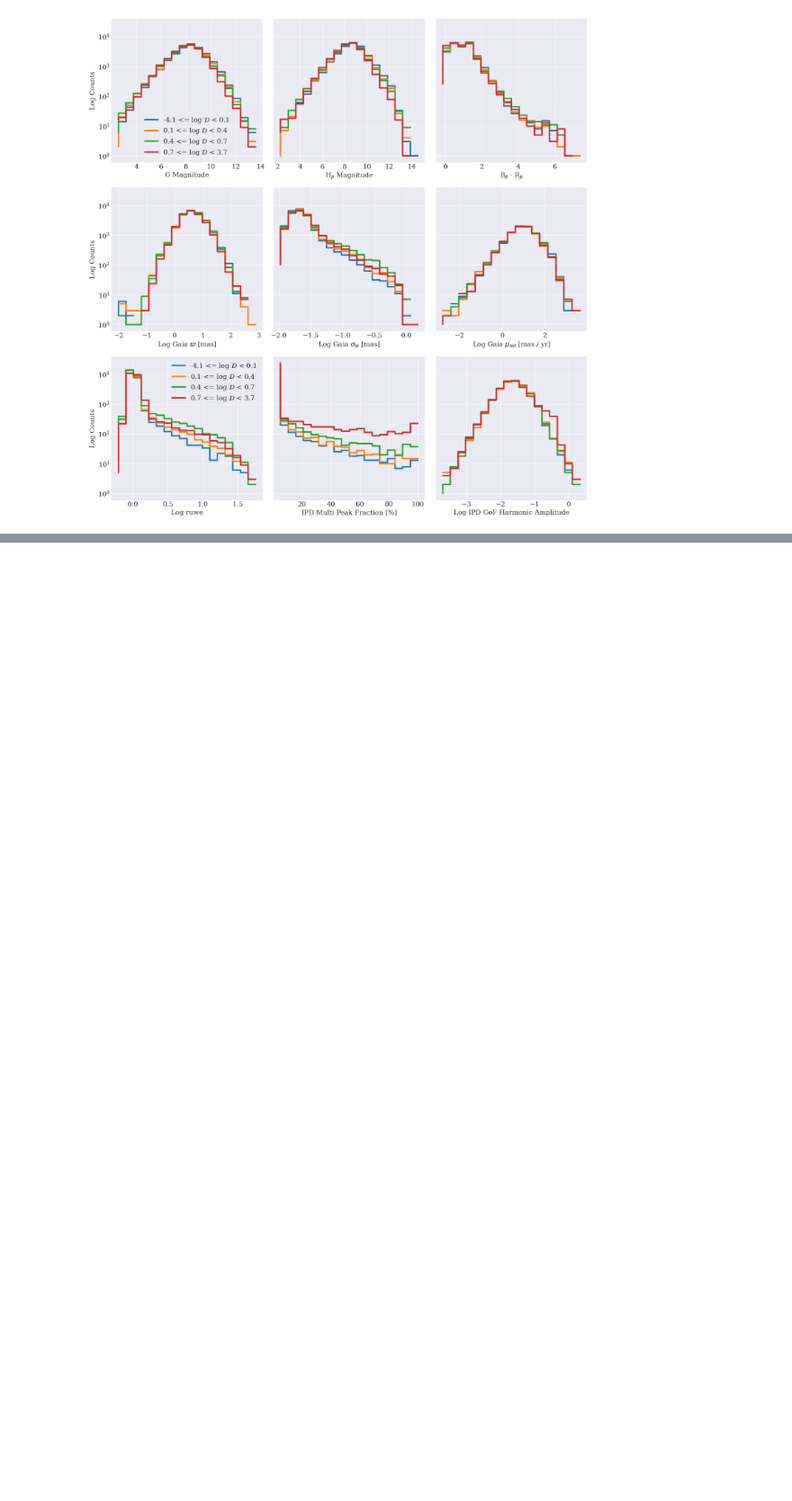
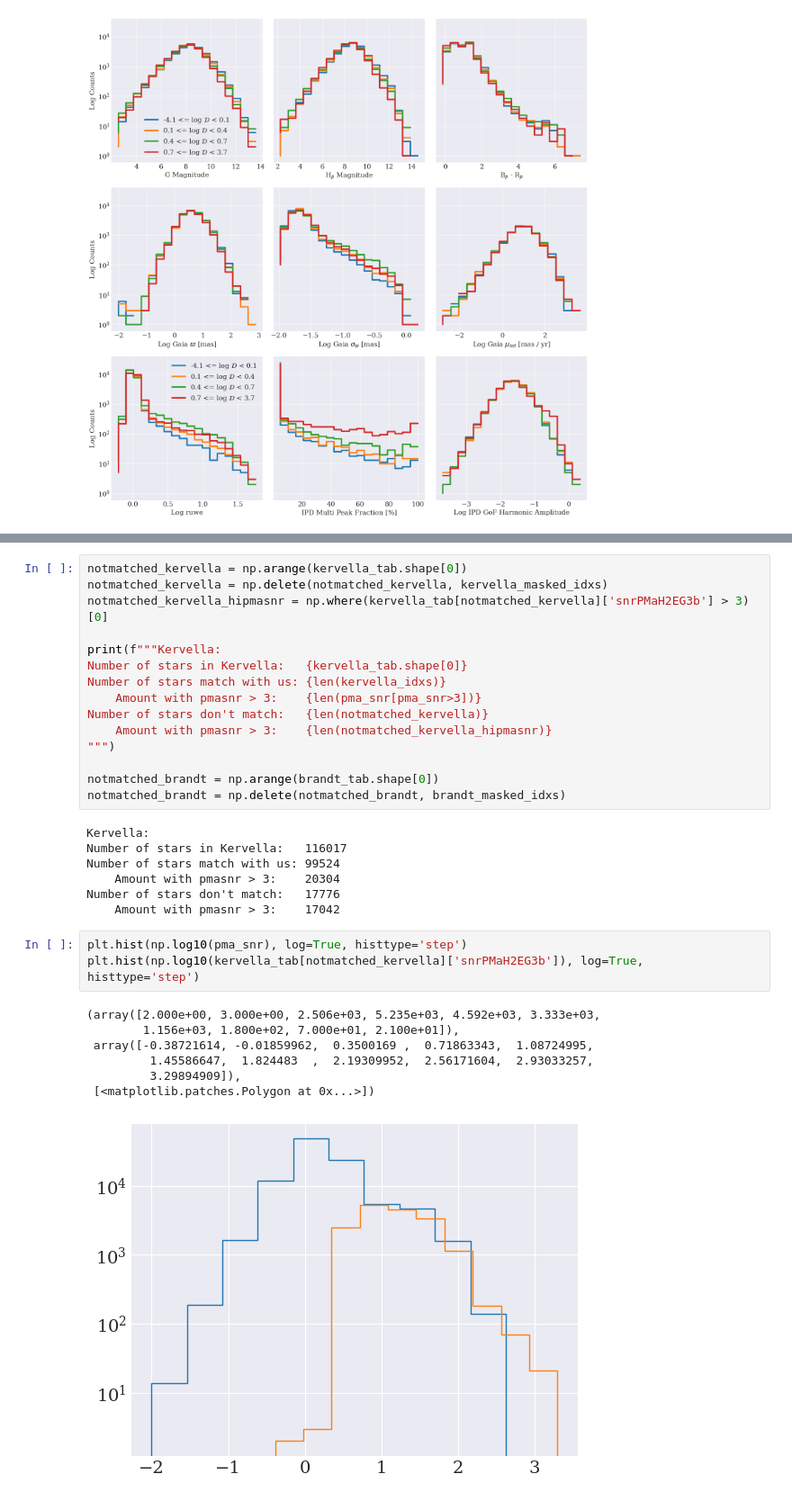
Before and after one commit to RenVit318/masterproject, a Jupyter notebook: src/notebooks/error_normalized_distance_study_marrese.ipynb, the cells around one changed output, grey strips where cells are left out. Shown at 90% size. Cells and saved outputs as stored; diff of their text form; blank space fills up the shorter version.

```diff
--- a/src/notebooks/error_normalized_distance_study_marrese.ipynb
+++ b/src/notebooks/error_normalized_distance_study_marrese.ipynb
@@ -477,0 +549,33 @@ print(np.max(extra_gdata[:,1]))
+# %%
+notmatched_kervella = np.arange(kervella_tab.shape[0])
+notmatched_kervella = np.delete(notmatched_kervella, kervella_masked_idxs)
+notmatched_kervella_hipmasnr = np.where(kervella_tab[notmatched_kervella]['snrPMaH2EG3b'] > 3)[0]
+
+print(f"""Kervella:
+Number of stars in Kervella:   {kervella_tab.shape[0]}
+Number of stars match with us: {len(kervella_idxs)}
+    Amount with pmasnr > 3:    {len(pma_snr[pma_snr>3])}
+Number of stars don't match:   {len(notmatched_kervella)}
+    Amount with pmasnr > 3:    {len(notmatched_kervella_hipmasnr)}
+""")
+
+notmatched_brandt = np.arange(brandt_tab.shape[0])
+notmatched_brandt = np.delete(notmatched_brandt, brandt_masked_idxs)
+# %% [output]
+Kervella:
+Number of stars in Kervella:   116017
+Number of stars match with us: 99524
+    Amount with pmasnr > 3:    20304
+Number of stars don't match:   17776
+    Amount with pmasnr > 3:    17042
+# %%
+plt.hist(np.log10(pma_snr), log=True, histtype='step')
+plt.hist(np.log10(kervella_tab[notmatched_kervella]['snrPMaH2EG3b']), log=True, histtype='step')
+# %% [output]
+(array([2.000e+00, 3.000e+00, 2.506e+03, 5.235e+03, 4.592e+03, 3.333e+03,
+        1.156e+03, 1.800e+02, 7.000e+01, 2.100e+01]),
+ array([-0.38721614, -0.01859962,  0.3500169 ,  0.71863343,  1.08724995,
+         1.45586647,  1.824483  ,  2.19309952,  2.56171604,  2.93033257,
+         3.29894909]),
+ [<matplotlib.patches.Polygon at 0x...>])
+[figure, added]
```
Also changed, not shown: parts of 12 cells of this notebook, 3 other files.
